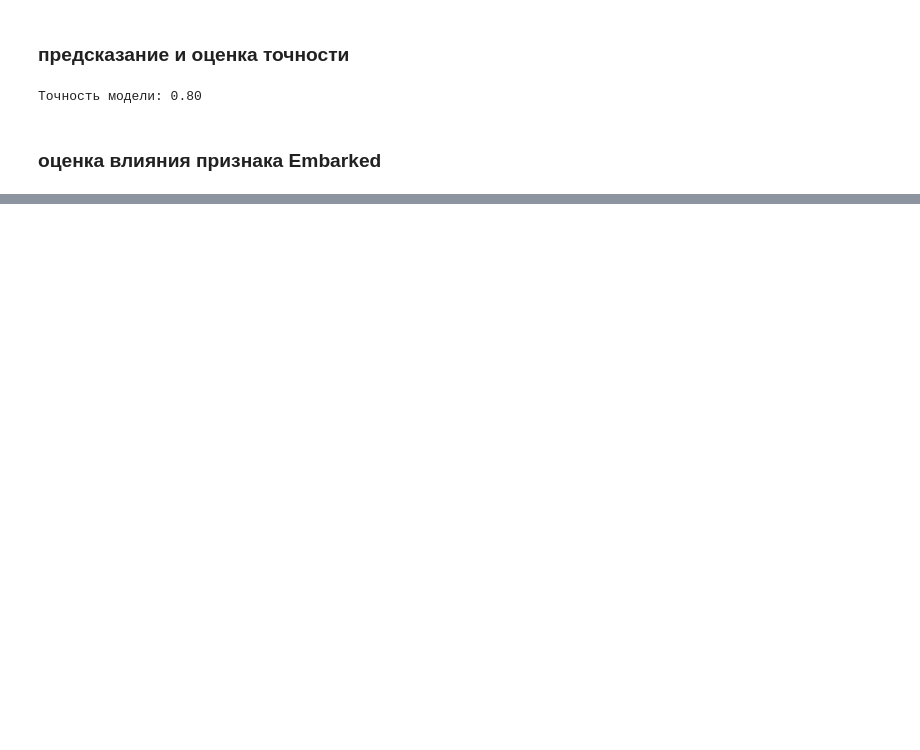
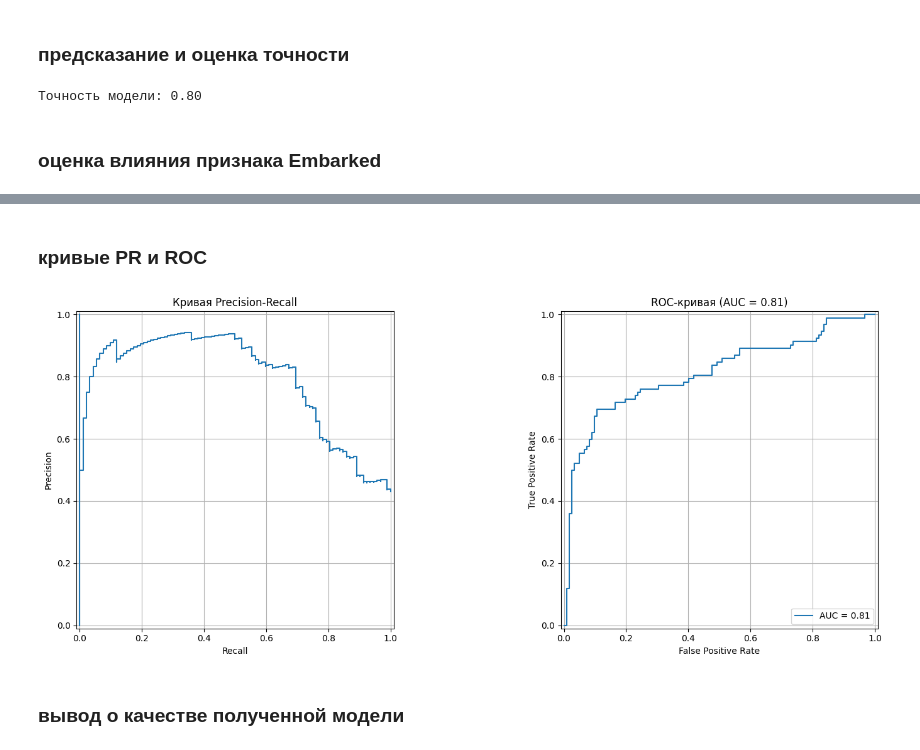
Before and after one commit to frodorm/ML_labs, a Jupyter notebook: lab2/lab3_2.ipynb, the cells around one changed output, grey strips where cells are left out. Drawn from its saved outputs; the diff is of its cells as text; code cells hidden in the pictures; blank space fills up the shorter version.

```diff
--- a/lab2/lab3_2.ipynb
+++ b/lab2/lab3_2.ipynb
@@ -78,6 +75,7 @@ LogisticRegression(random_state=0)
 ### предсказание и оценка точности
 # %%
 y_pred = clf.predict(X_test)
+y_proba = clf.predict_proba(X_test)[:, 1]
 accuracy = accuracy_score(y_test, y_pred)
 print(f"Точность модели: {accuracy:.2f}")
 # %% [output]
@@ -98,0 +137,24 @@ print(f"Изменение точности: {accuracy - accuracy_no_emb:.2f}")
+# %% [markdown]
+### кривые PR и ROC
+# %%
+fig, (ax1, ax2) = plt.subplots(1, 2, figsize=(16, 6))
+
+precision, recall, _ = precision_recall_curve(y_test, y_proba)
+disp = PrecisionRecallDisplay(precision=precision, recall=recall)
+disp.plot(ax=ax1)
+ax1.set_title('Кривая Precision-Recall')
+ax1.grid(True)
+
+fpr, tpr, _ = roc_curve(y_test, y_proba)
+roc_auc = auc(fpr, tpr)
+disp = RocCurveDisplay(fpr=fpr, tpr=tpr, roc_auc=roc_auc)
+disp.plot(ax=ax2)
+ax2.set_title('ROC-кривая (AUC = {:.2f})'.format(roc_auc))
+ax2.grid(True)
+
+plt.tight_layout()
+plt.show()
+# %% [output]
+[figure, added]
+# %% [markdown]
+### вывод о качестве полученной модели
```
Also changed, not shown: parts of 21 cells of this notebook.
